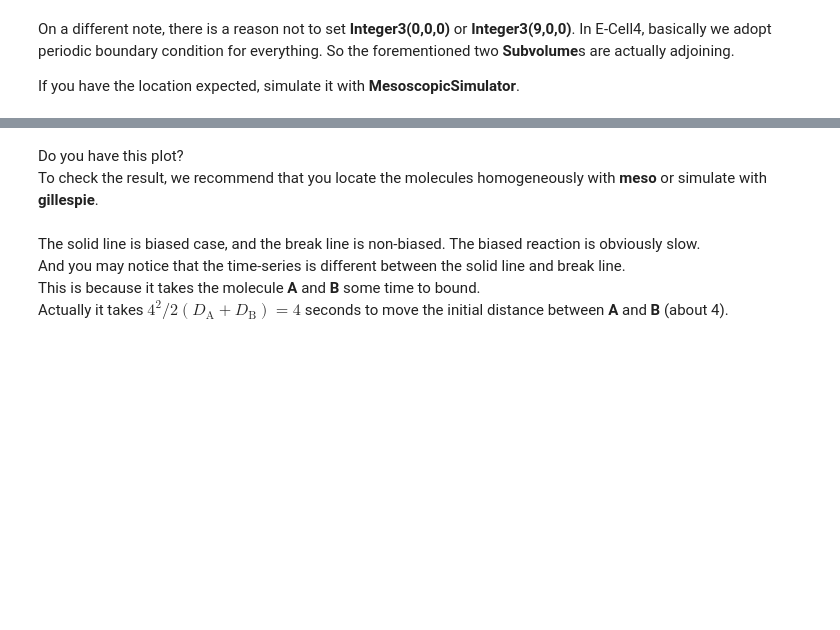
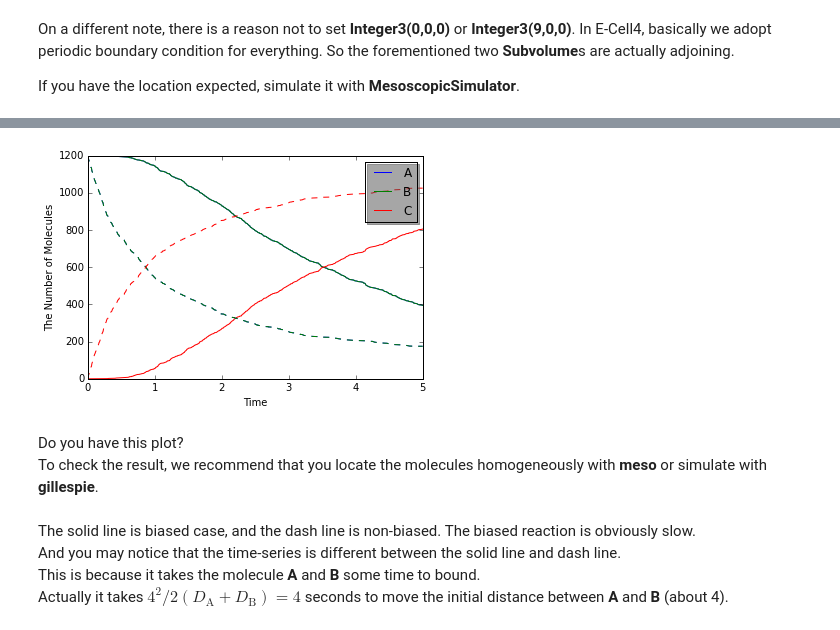
Before and after one commit to ecell/ecell4_base, a Jupyter notebook: ipynb/Tutorials/Meso.ipynb, the cells around one changed output, grey strips where cells are left out. Saved outputs shown, nothing was run; the diff lists cells and outputs as text; code cells hidden in the pictures; blank space fills up the shorter version.

Commit message:
fix 'what():  species already exists', add dash line plot

```diff
--- a/ipynb/Tutorials/Meso.ipynb
+++ b/ipynb/Tutorials/Meso.ipynb
@@ -209,9 +218,20 @@ viz.plot_number_observer(obs1)
+# %%
+w = meso.MesoscopicWorld(Real3(10, 1, 1), Integer3(10, 1, 1))
+w.bind_to(m)
+w.add_molecules(Species('A'), 1200)
+w.add_molecules(Species('B'), 1200)
+sim = meso.MesoscopicSimulator(w)
+obs2 = NumberObserver(('A', 'B', 'C'))  # XXX: saves the numbers after every steps
+sim.run(5, obs2)
+viz.plot_number_observer(obs1, "-", obs2, "--")
+# %% [output]
+[figure, added]
 # %% [markdown]
 Do you have this plot?
 To check the result, we recommend that you locate the molecules homogeneously with **meso** or simulate with **gillespie**.
 # %% [markdown]
-The solid line is biased case, and the break line is non-biased.
+The solid line is biased case, and the dash line is non-biased.
 The biased reaction is obviously slow.
-And you may notice that the time-series is different between the solid line and break line.
+And you may notice that the time-series is different between the solid line and dash line.
 This is because it takes the molecule **A** and **B** some time to bound.
 Actually it takes $4^2/2(D_\mathrm{A}+D_\mathrm{B})=4$ seconds to move the initial distance between **A** and **B** (about 4).
```
Also changed, not shown: parts of 7 cells of this notebook.
